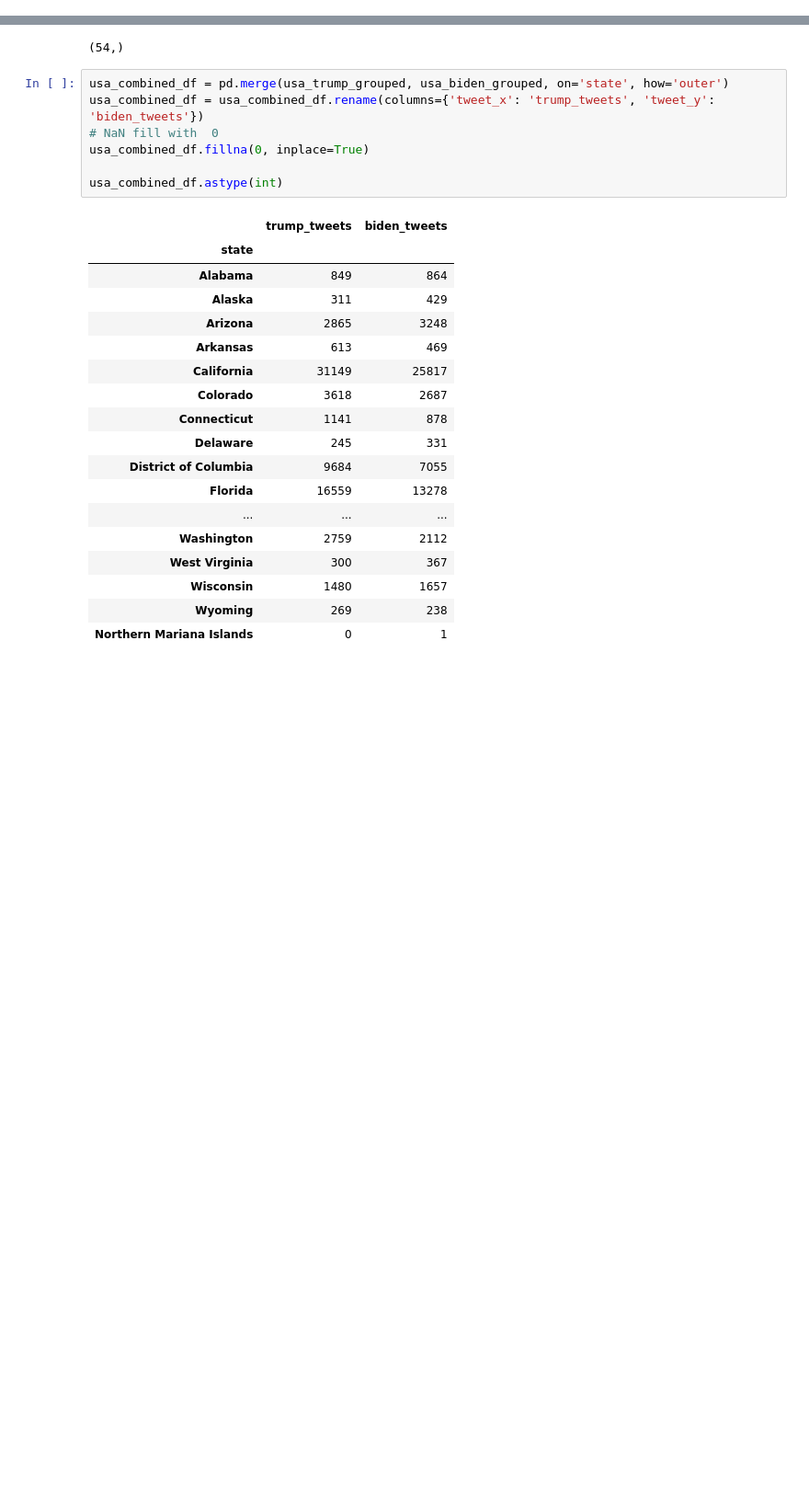
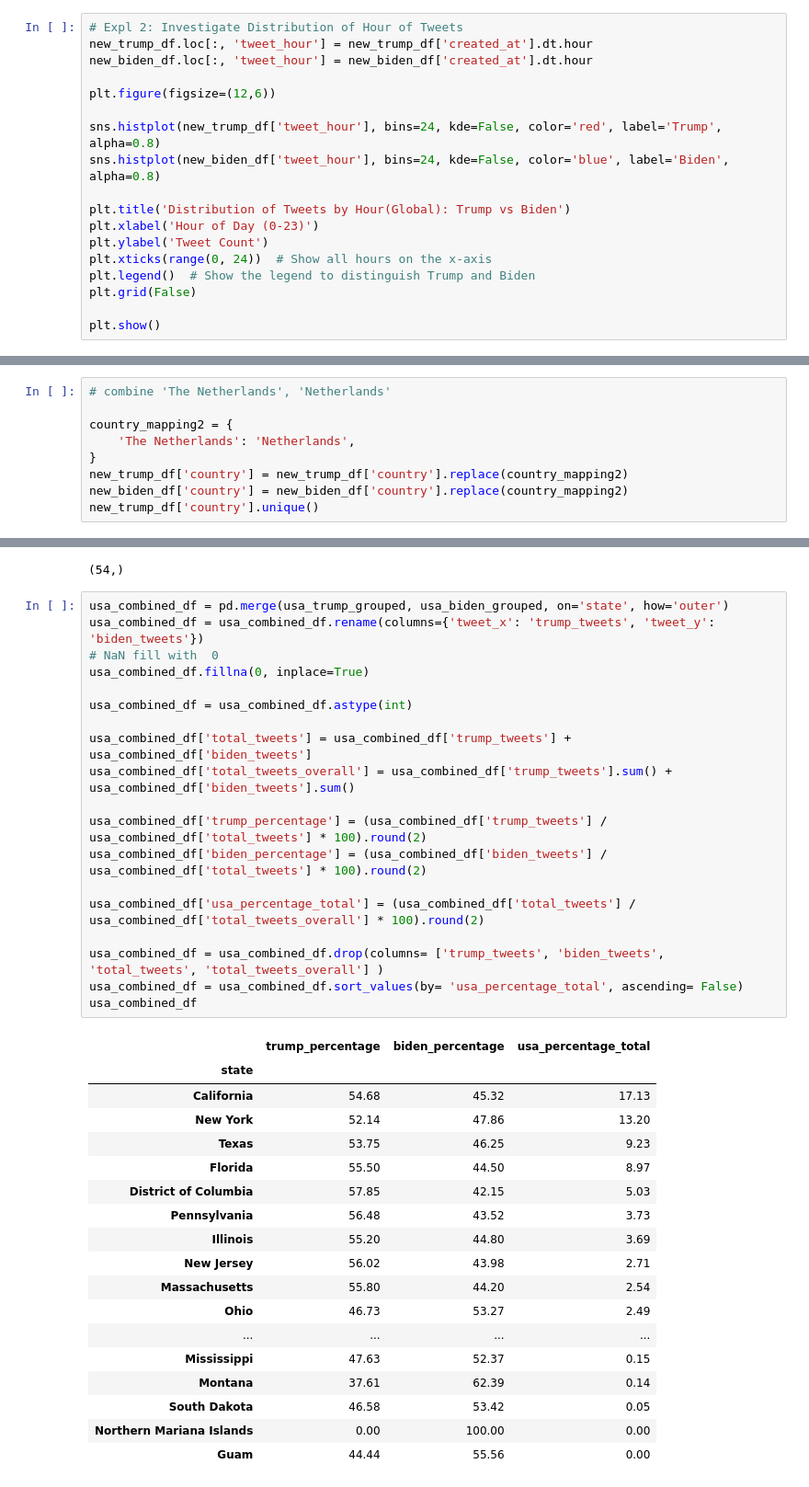
Before and after one commit to GulsahDurmaz/redi_fall2024_data_circle_twitter_project, a Jupyter notebook: Data_Circle_US_Election_2020_Tweets.ipynb, the cells around one changed output, grey strips where cells are left out. Shown: that part at 92% size. Saved outputs shown, nothing was run; the diff lists cells and outputs as text; blank space fills up the shorter version.

```diff
--- a/Data_Circle_US_Election_2020_Tweets.ipynb
+++ b/Data_Circle_US_Election_2020_Tweets.ipynb
@@ -223 +238,19 @@ plt.show()
 <Figure size 1400x700 with 0 Axes>
+# %%
+# Expl 2: Investigate Distribution of Hour of Tweets
+new_trump_df.loc[:, 'tweet_hour'] = new_trump_df['created_at'].dt.hour
+new_biden_df.loc[:, 'tweet_hour'] = new_biden_df['created_at'].dt.hour
+
+plt.figure(figsize=(12,6))
+
+sns.histplot(new_trump_df['tweet_hour'], bins=24, kde=False, color='red', label='Trump', alpha=0.8)
+sns.histplot(new_biden_df['tweet_hour'], bins=24, kde=False, color='blue', label='Biden', alpha=0.8)
+
+plt.title('Distribution of Tweets by Hour(Global): Trump vs Biden')
+plt.xlabel('Hour of Day (0-23)')
+plt.ylabel('Tweet Count')
+plt.xticks(range(0, 24))  # Show all hours on the x-axis
+plt.legend()  # Show the legend to distinguish Trump and Biden
+plt.grid(False)
+
+plt.show()
@@ -315,3 +349,12 @@ array(['USA', nan, 'United Kingdom', 'Germany', 'Australia', 'Costa Rica',
        'Congo', 'Isle of Man', 'Turks and Caicos Islands', 'Anguilla',
        'Belarus', 'South Sudan', 'Federated States of Micronesia',
        'Faroe Islands', 'Antigua and Barbuda', 'Samoa'], dtype=object)
+# %%
+# combine 'The Netherlands', 'Netherlands'
+
+country_mapping2 = {
+    'The Netherlands': 'Netherlands',
+}
+new_trump_df['country'] = new_trump_df['country'].replace(country_mapping2)
+new_biden_df['country'] = new_biden_df['country'].replace(country_mapping2)
+new_trump_df['country'].unique()
@@ -461,26 +546,38 @@ usa_biden_grouped.shape
 # %%
 usa_combined_df = pd.merge(usa_trump_grouped, usa_biden_grouped, on='state', how='outer')
 usa_combined_df = usa_combined_df.rename(columns={'tweet_x': 'trump_tweets', 'tweet_y': 'biden_tweets'})
 # NaN fill with  0
 usa_combined_df.fillna(0, inplace=True)
 
-usa_combined_df.astype(int)
+usa_combined_df = usa_combined_df.astype(int)
+
+usa_combined_df['total_tweets'] = usa_combined_df['trump_tweets'] + usa_combined_df['biden_tweets']
+usa_combined_df['total_tweets_overall'] = usa_combined_df['trump_tweets'].sum() + usa_combined_df['biden_tweets'].sum()
+
+usa_combined_df['trump_percentage'] = (usa_combined_df['trump_tweets'] / usa_combined_df['total_tweets'] * 100).round(2)
+usa_combined_df['biden_percentage'] = (usa_combined_df['biden_tweets'] / usa_combined_df['total_tweets'] * 100).round(2)
+
+usa_combined_df['usa_percentage_total'] = (usa_combined_df['total_tweets'] / usa_combined_df['total_tweets_overall'] * 100).round(2)
+
+usa_combined_df = usa_combined_df.drop(columns= ['trump_tweets', 'biden_tweets', 'total_tweets', 'total_tweets_overall'] )
+usa_combined_df = usa_combined_df.sort_values(by= 'usa_percentage_total', ascending= False)
+usa_combined_df
 # %% [output]
-|  | trump_tweets | biden_tweets |
-| state |  |  |
-| Alabama | 849 | 864 |
-| Alaska | 311 | 429 |
-| Arizona | 2865 | 3248 |
-| Arkansas | 613 | 469 |
-| California | 31149 | 25817 |
-| Colorado | 3618 | 2687 |
-| Connecticut | 1141 | 878 |
-| Delaware | 245 | 331 |
-| District of Columbia | 9684 | 7055 |
-| Florida | 16559 | 13278 |
-| ... | ... | ... |
-| Washington | 2759 | 2112 |
-| West Virginia | 300 | 367 |
-| Wisconsin | 1480 | 1657 |
-| Wyoming | 269 | 238 |
-| Northern Mariana Islands | 0 | 1 |
+|  | trump_percentage | biden_percentage | usa_percentage_total |
+| state |  |  |  |
+| California | 54.68 | 45.32 | 17.13 |
+| New York | 52.14 | 47.86 | 13.20 |
+| Texas | 53.75 | 46.25 | 9.23 |
+| Florida | 55.50 | 44.50 | 8.97 |
+| District of Columbia | 57.85 | 42.15 | 5.03 |
+| Pennsylvania | 56.48 | 43.52 | 3.73 |
+| Illinois | 55.20 | 44.80 | 3.69 |
+| New Jersey | 56.02 | 43.98 | 2.71 |
+| Massachusetts | 55.80 | 44.20 | 2.54 |
+| Ohio | 46.73 | 53.27 | 2.49 |
+| ... | ... | ... | ... |
+| Mississippi | 47.63 | 52.37 | 0.15 |
+| Montana | 37.61 | 62.39 | 0.14 |
+| South Dakota | 46.58 | 53.42 | 0.05 |
+| Northern Mariana Islands | 0.00 | 100.00 | 0.00 |
+| Guam | 44.44 | 55.56 | 0.00 |
```
Also changed, not shown: parts of 34 cells of this notebook, 2 other files.
